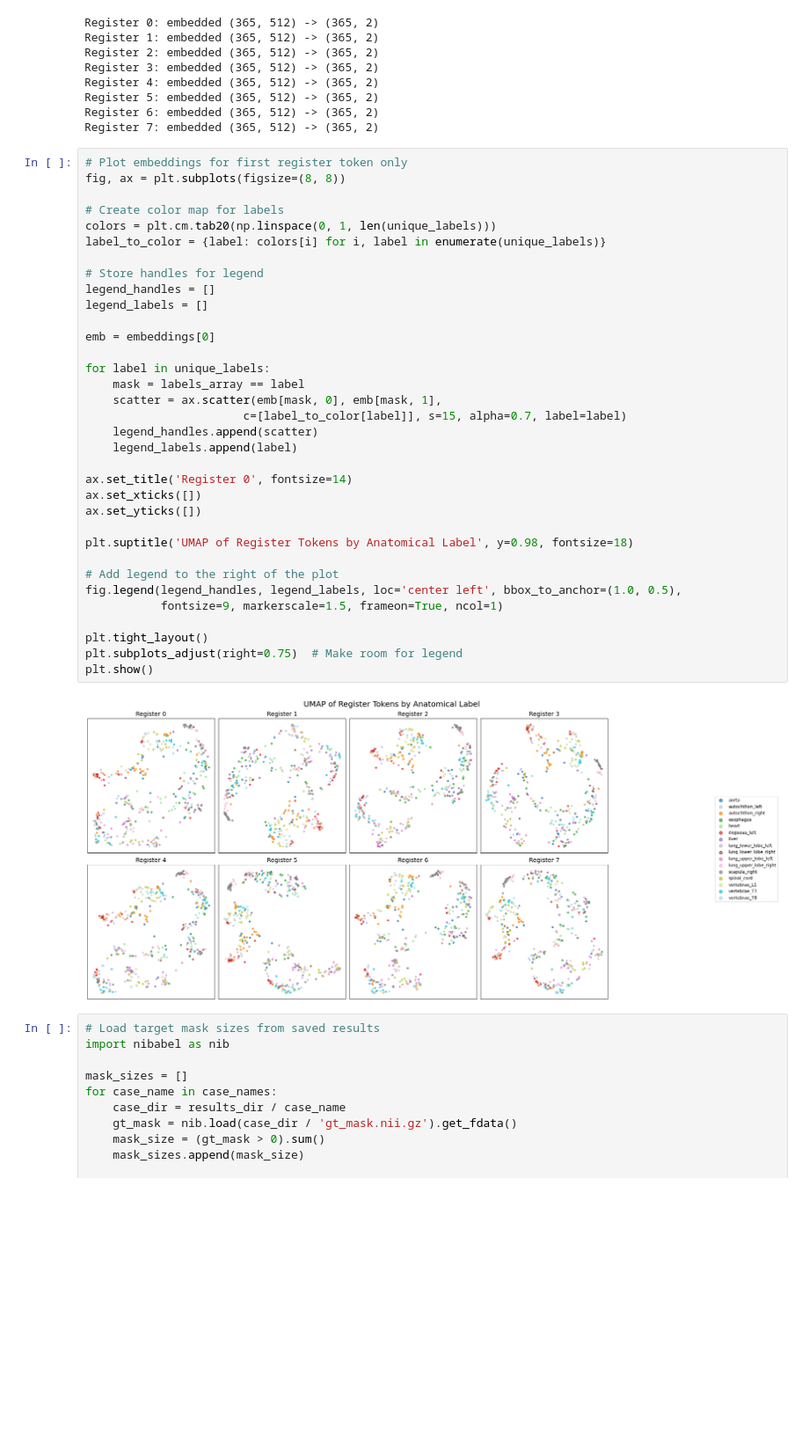
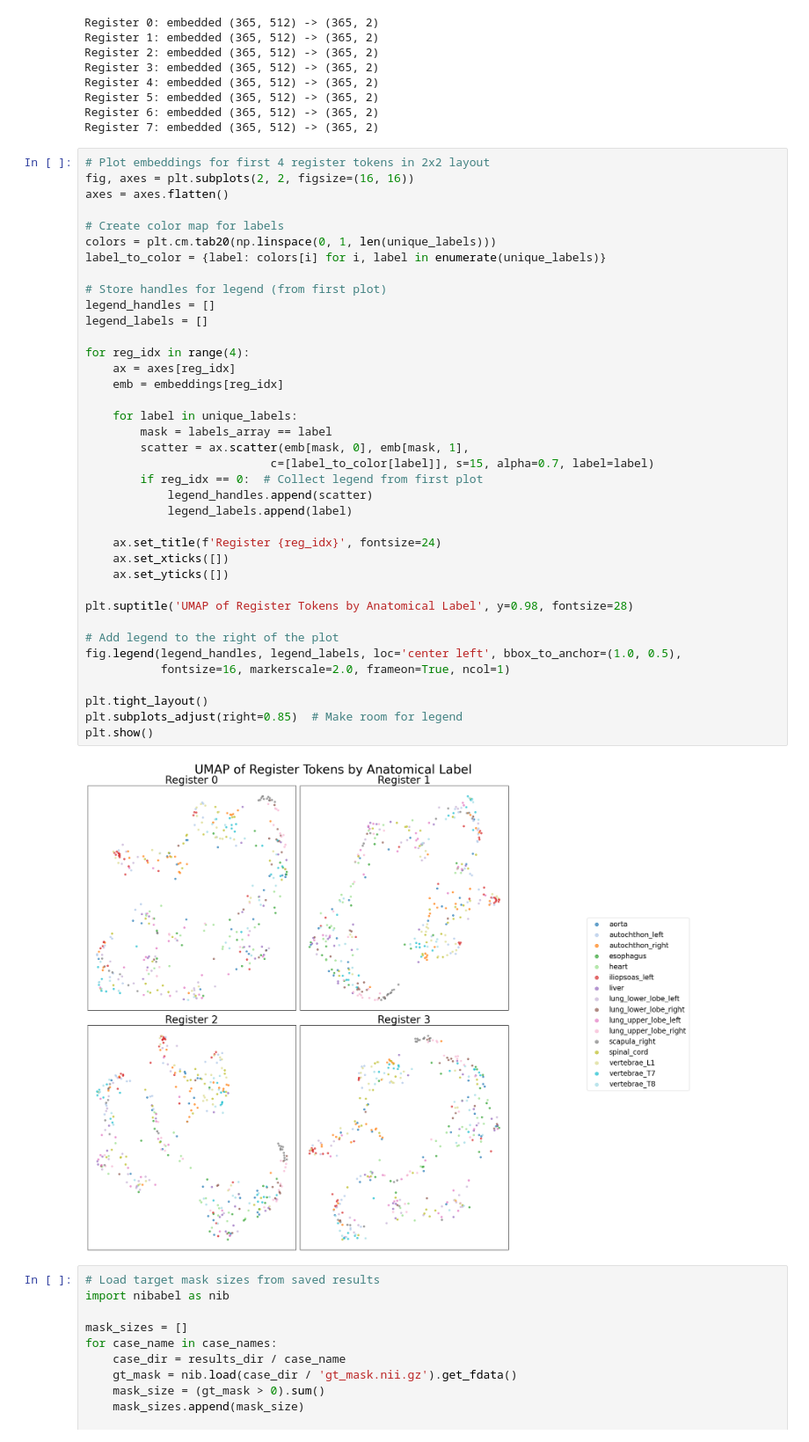
Before and after one commit to tidiane-camaret/ic_segmentation, a Jupyter notebook: results/register_tokens.ipynb, the cells around one changed output. Shown at 88% size. Cells and saved outputs as stored; diff of their text form; blank space fills up the shorter version.

Commit message:
plot registers

```diff
--- a/results/register_tokens.ipynb
+++ b/results/register_tokens.ipynb
@@ -137,41 +137,45 @@ Register 5: embedded (365, 512) -> (365, 2)
 Register 6: embedded (365, 512) -> (365, 2)
 Register 7: embedded (365, 512) -> (365, 2)
 # %%
-# Plot embeddings for first register token only
-fig, ax = plt.subplots(figsize=(8, 8))
+# Plot embeddings for first 4 register tokens in 2x2 layout
+fig, axes = plt.subplots(2, 2, figsize=(16, 16))
+axes = axes.flatten()
 
 # Create color map for labels
 colors = plt.cm.tab20(np.linspace(0, 1, len(unique_labels)))
 label_to_color = {label: colors[i] for i, label in enumerate(unique_labels)}
 
-# Store handles for legend
+# Store handles for legend (from first plot)
 legend_handles = []
 legend_labels = []
 
-emb = embeddings[0]
+for reg_idx in range(4):
+    ax = axes[reg_idx]
+    emb = embeddings[reg_idx]
 
-for label in unique_labels:
-    mask = labels_array == label
-    scatter = ax.scatter(emb[mask, 0], emb[mask, 1],
-                       c=[label_to_color[label]], s=15, alpha=0.7, label=label)
-    legend_handles.append(scatter)
-    legend_labels.append(label)
+    for label in unique_labels:
+        mask = labels_array == label
+        scatter = ax.scatter(emb[mask, 0], emb[mask, 1],
+                           c=[label_to_color[label]], s=15, alpha=0.7, label=label)
+        if reg_idx == 0:  # Collect legend from first plot
+            legend_handles.append(scatter)
+            legend_labels.append(label)
 
-ax.set_title('Register 0', fontsize=14)
-ax.set_xticks([])
-ax.set_yticks([])
+    ax.set_title(f'Register {reg_idx}', fontsize=24)
+    ax.set_xticks([])
+    ax.set_yticks([])
 
-plt.suptitle('UMAP of Register Tokens by Anatomical Label', y=0.98, fontsize=18)
+plt.suptitle('UMAP of Register Tokens by Anatomical Label', y=0.98, fontsize=28)
 
 # Add legend to the right of the plot
 fig.legend(legend_handles, legend_labels, loc='center left', bbox_to_anchor=(1.0, 0.5),
-           fontsize=9, markerscale=1.5, frameon=True, ncol=1)
+           fontsize=16, markerscale=2.0, frameon=True, ncol=1)
 
 plt.tight_layout()
-plt.subplots_adjust(right=0.75)  # Make room for legend
+plt.subplots_adjust(right=0.85)  # Make room for legend
 plt.show()
 # %% [output]
-[figure, old version]
+[figure, new version]
 # %%
 # Load target mask sizes from saved results
 import nibabel as nib
```
Also changed, not shown: parts of 2 cells of this notebook, 13 other files.
